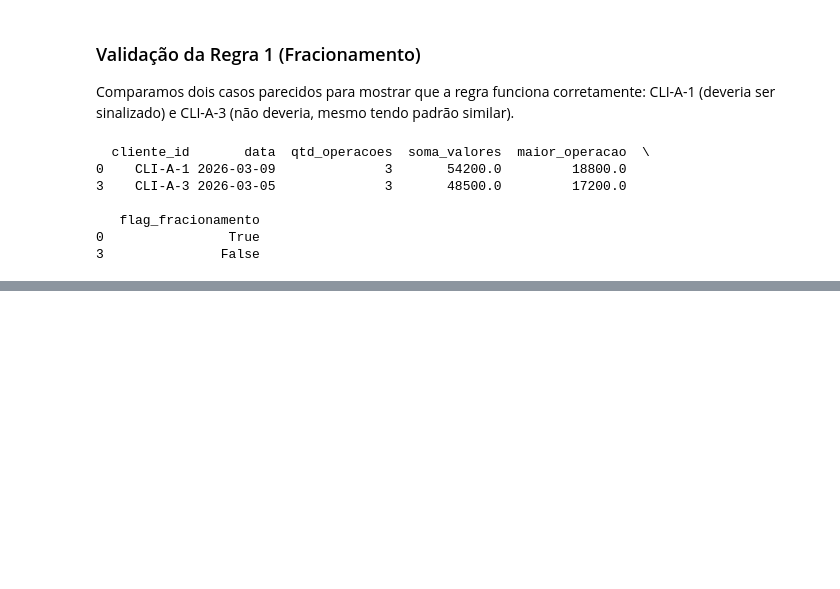
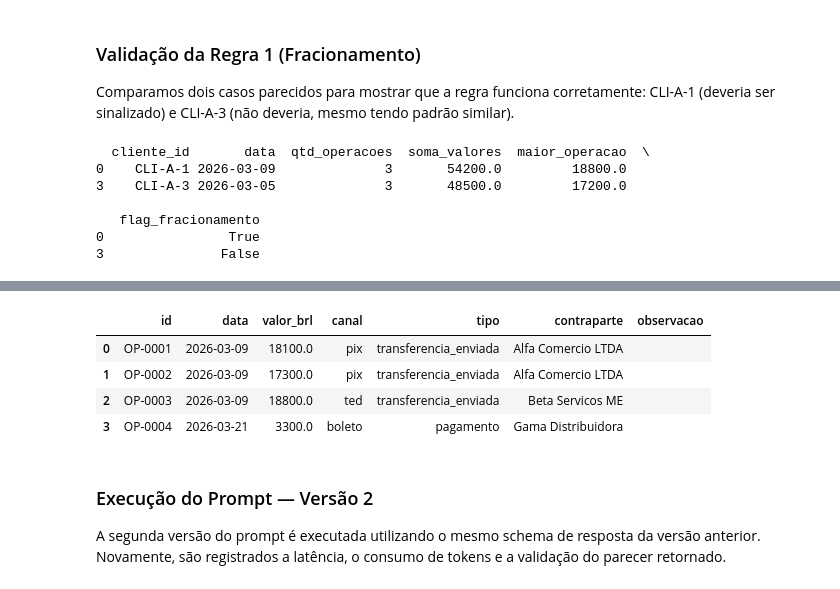
Before and after one commit to VitorTosti/DESAFIO_ESTAGIO_IA, a Jupyter notebook: nivel_1/nivel_1.ipynb, the cells around one changed output, grey strips where cells are left out. Saved outputs shown, nothing was run; the diff lists cells and outputs as text; code cells hidden in the pictures; blank space fills up the shorter version.

```diff
--- a/nivel_1/nivel_1.ipynb
+++ b/nivel_1/nivel_1.ipynb
@@ -198,0 +460,28 @@ print(casos_validacao[
+# %%
+cliente_selecionado = "CLI-A-1"
+
+historico_cliente = df_clean[
+    df_clean["cliente_id"] == cliente_selecionado
+][
+    [
+        "id",
+        "data",
+        "valor_brl",
+        "canal",
+        "tipo",
+        "contraparte",
+        "observacao"
+    ]
+].copy()
+
+display(historico_cliente)
+# %% [output]
+|  | id | data | valor_brl | canal | tipo | contraparte | observacao |
+| 0 | OP-0001 | 2026-03-09 | 18100.0 | pix | transferencia_enviada | Alfa Comercio LTDA |  |
+| 1 | OP-0002 | 2026-03-09 | 17300.0 | pix | transferencia_enviada | Alfa Comercio LTDA |  |
+| 2 | OP-0003 | 2026-03-09 | 18800.0 | ted | transferencia_enviada | Beta Servicos ME |  |
+| 3 | OP-0004 | 2026-03-21 | 3300.0 | boleto | pagamento | Gama Distribuidora |  |
+# %% [markdown]
+### Execução do Prompt — Versão 2
+
+A segunda versão do prompt é executada utilizando o mesmo schema de resposta da versão anterior. Novamente, são registrados a latência, o consumo de tokens e a validação do parecer retornado.
```
Also changed, not shown: parts of 18 cells of this notebook, 1 other file.
